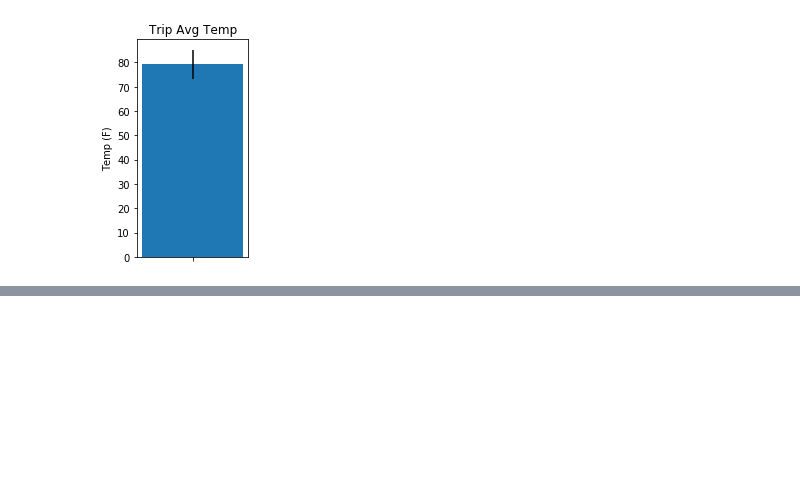
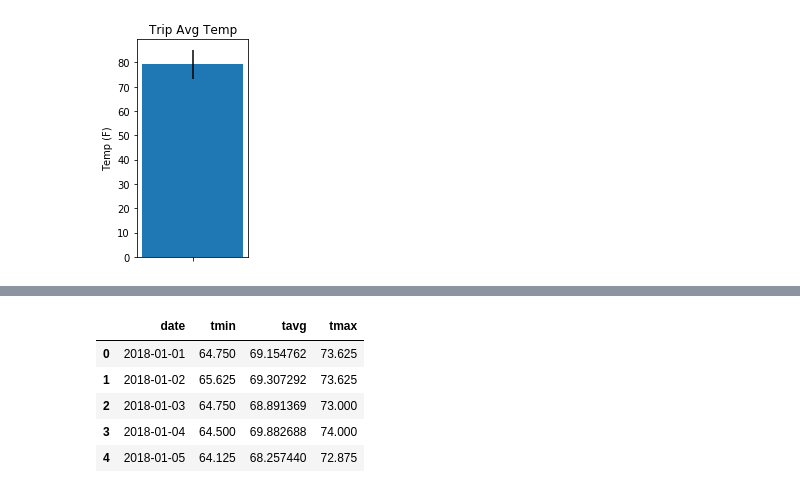
Before and after one commit to aleontiev-sf/Assignment9, a Jupyter notebook: climate_analysis.ipynb, the cells around one changed output, grey strips where cells are left out. Drawn from its saved outputs; the diff is of its cells as text; code cells hidden in the pictures; blank space fills up the shorter version.

```diff
--- a/climate_analysis.ipynb
+++ b/climate_analysis.ipynb
@@ -237,0 +278,17 @@ plt.show()
+# %%
+# Construct a list of daily normals for a ranges of dates: 1/1/18 to 1/7/18.
+#
+date_list = []
+for j in ('2018-01-01', '2018-01-02', '2018-01-03', '2018-01-04', '2018-01-05', '2018-01-06', '2018-01-06', '2018-01-07'):
+    date_list.append(daily_normals(j))
+
+# Convert the list of tuples to a dataframe
+normals_df = pd.DataFrame.from_records(date_list, columns=['date', 'tmin', 'tavg', 'tmax'])
+normals_df.head()
+# %% [output]
+|  | date | tmin | tavg | tmax |
+| 0 | 2018-01-01 | 64.750 | 69.154762 | 73.625 |
+| 1 | 2018-01-02 | 65.625 | 69.307292 | 73.625 |
+| 2 | 2018-01-03 | 64.750 | 68.891369 | 73.000 |
+| 3 | 2018-01-04 | 64.500 | 69.882688 | 74.000 |
+| 4 | 2018-01-05 | 64.125 | 68.257440 | 72.875 |
```
Also changed, not shown: parts of 5 cells of this notebook.
